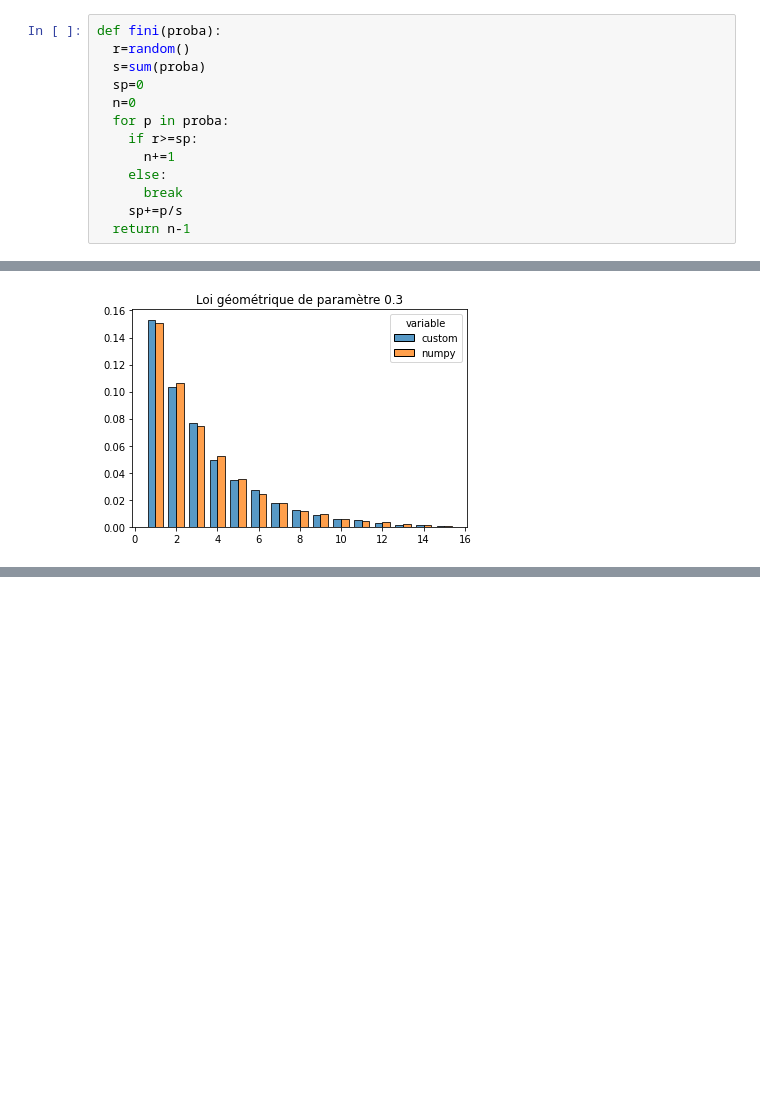
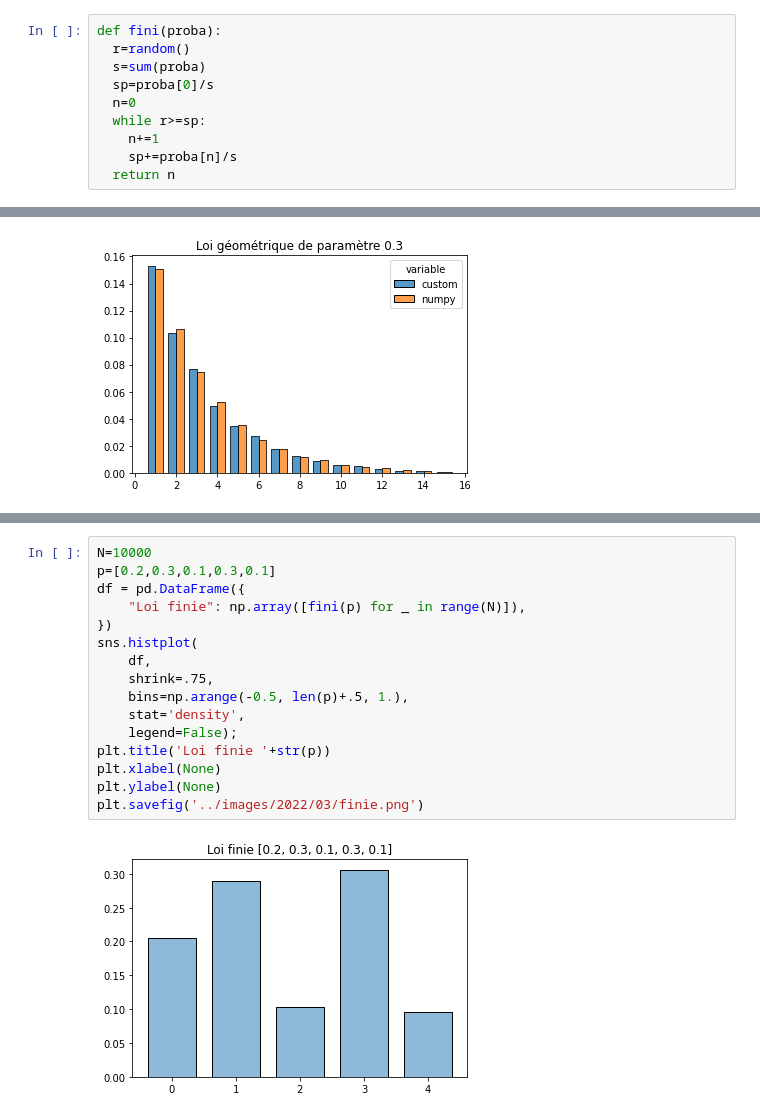
Before and after one commit to lgarcin/lgarcin.github.io, a Jupyter notebook: notebooks/simulation.ipynb, the cells around one changed output, grey strips where cells are left out. Saved outputs shown, nothing was run; the diff lists cells and outputs as text; blank space fills up the shorter version.

```diff
--- a/notebooks/simulation.ipynb
+++ b/notebooks/simulation.ipynb
@@ -26,15 +26,12 @@ def geometric(p):
 def fini(proba):
   r=random()
   s=sum(proba)
-  sp=0
+  sp=proba[0]/s
   n=0
-  for p in proba:
-    if r>=sp:
-      n+=1
-    else:
-      break
-    sp+=p/s
-  return n-1
+  while r>=sp:
+    n+=1
+    sp+=proba[n]/s
+  return n
 # %%
 def infini(proba):
     r=random()
@@ -111,0 +109,18 @@ plt.savefig('../images/2022/03/uniforme.png')
+# %%
+N=10000
+p=[0.2,0.3,0.1,0.3,0.1]
+df = pd.DataFrame({
+    "Loi finie": np.array([fini(p) for _ in range(N)]),
+})
+sns.histplot(
+    df,
+    shrink=.75,
+    bins=np.arange(-0.5, len(p)+.5, 1.),
+    stat='density',
+    legend=False);
+plt.title('Loi finie '+str(p))
+plt.xlabel(None)
+plt.ylabel(None)
+plt.savefig('../images/2022/03/finie.png')
+# %% [output]
+[figure, added]
```
Also changed, not shown: parts of 2 cells of this notebook, 10 other files.
